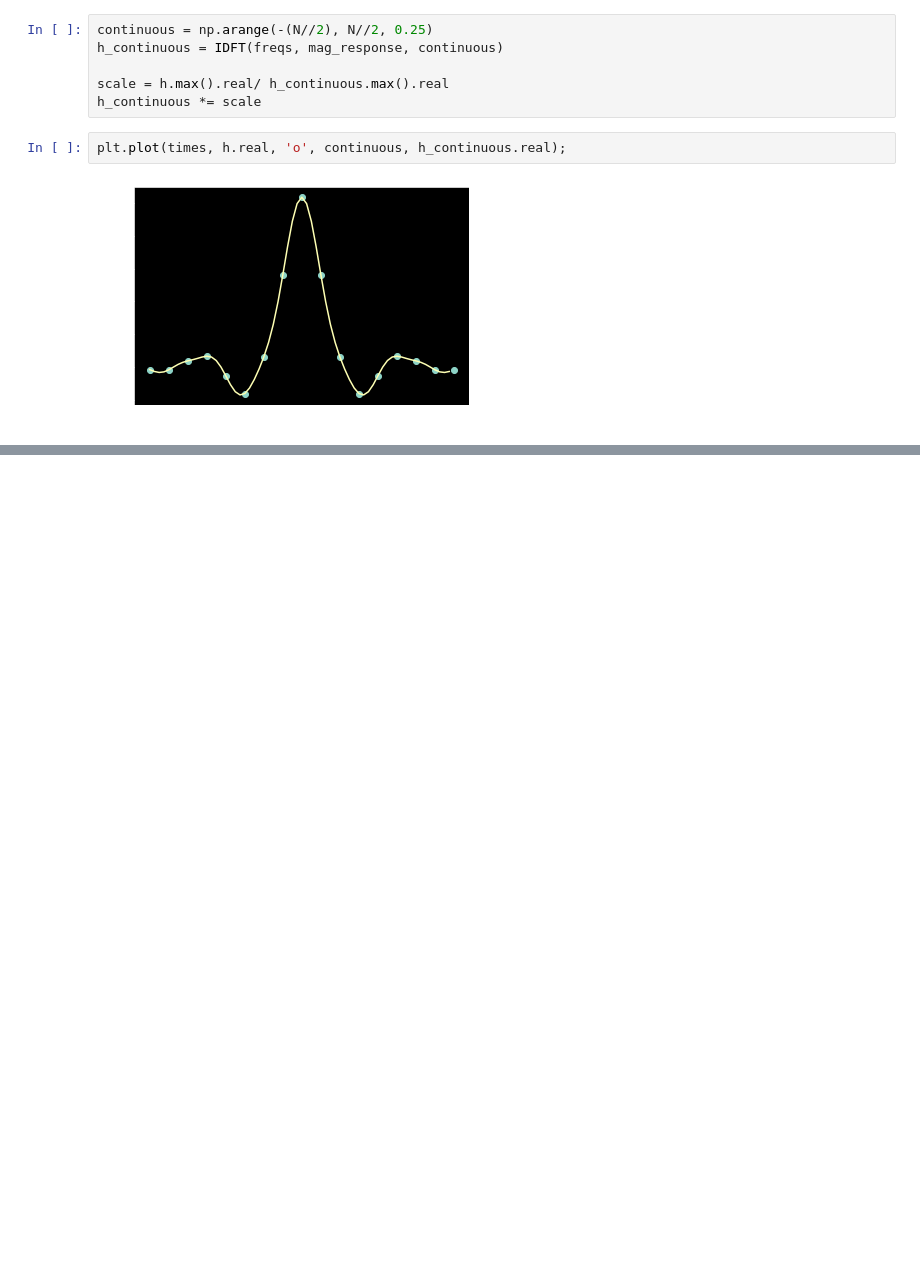
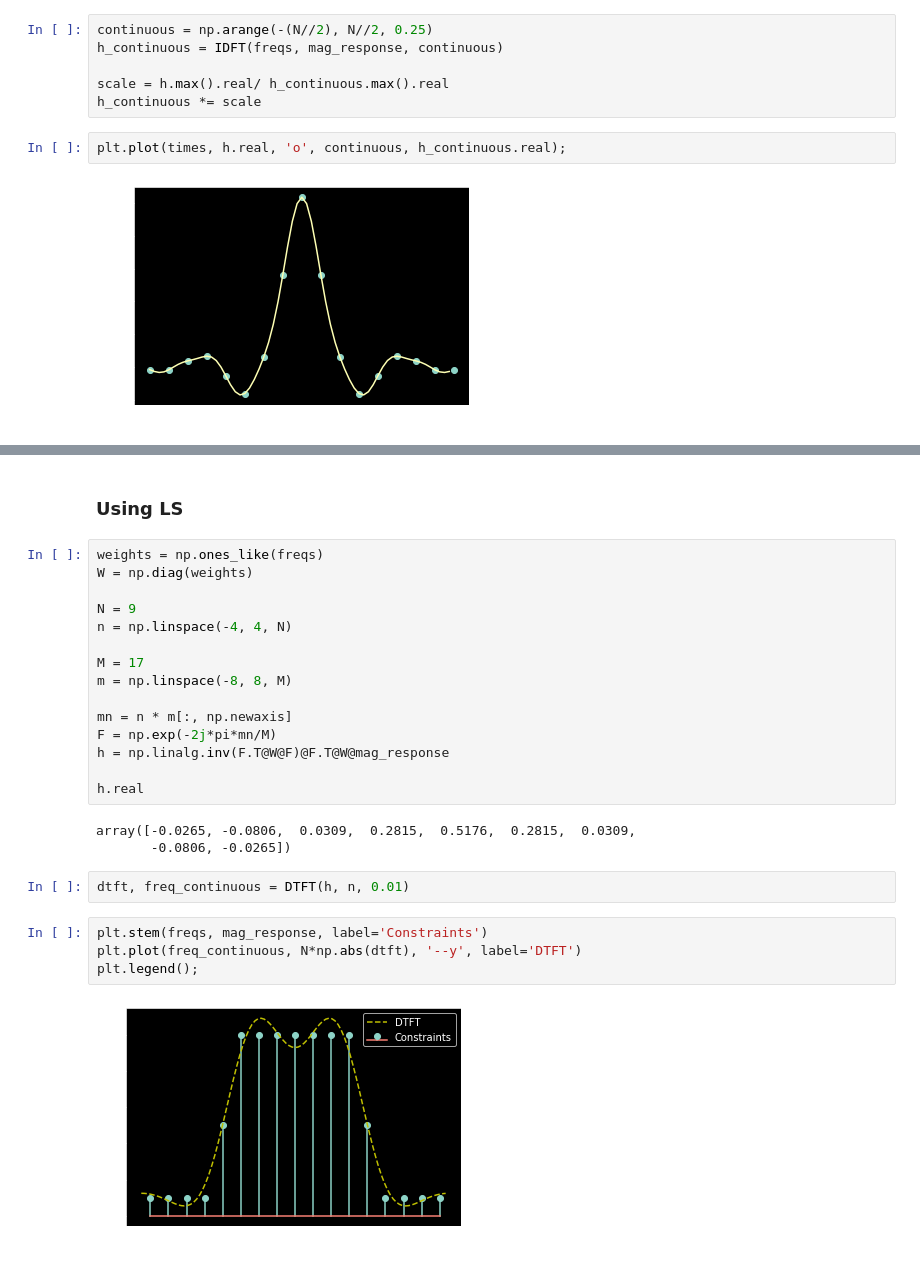
Before and after one commit to mohantyk/dsp_in_comm, a Jupyter notebook: chap3.ipynb, the cells around one changed output, grey strips where cells are left out. Drawn from its saved outputs; the diff is of its cells as text; blank space fills up the shorter version.

```diff
--- a/chap3.ipynb
+++ b/chap3.ipynb
@@ -92,0 +131,28 @@ plt.plot(times, h.real, 'o', continuous, h_continuous.real);
+# %% [markdown]
+### Using LS
+# %%
+weights = np.ones_like(freqs)
+W = np.diag(weights)
+
+N = 9
+n = np.linspace(-4, 4, N)
+
+M = 17
+m = np.linspace(-8, 8, M)
+
+mn = n * m[:, np.newaxis]
+F = np.exp(-2j*pi*mn/M)
+h = np.linalg.inv(F.T@W@F)@F.T@W@mag_response
+
+h.real
+# %% [output]
+array([-0.0265, -0.0806,  0.0309,  0.2815,  0.5176,  0.2815,  0.0309,
+       -0.0806, -0.0265])
+# %%
+dtft, freq_continuous = DTFT(h, n, 0.01)
+# %%
+plt.stem(freqs, mag_response, label='Constraints')
+plt.plot(freq_continuous, N*np.abs(dtft), '--y', label='DTFT')
+plt.legend();
+# %% [output]
+[figure, added]
```
Also changed, not shown: parts of 6 cells of this notebook.
